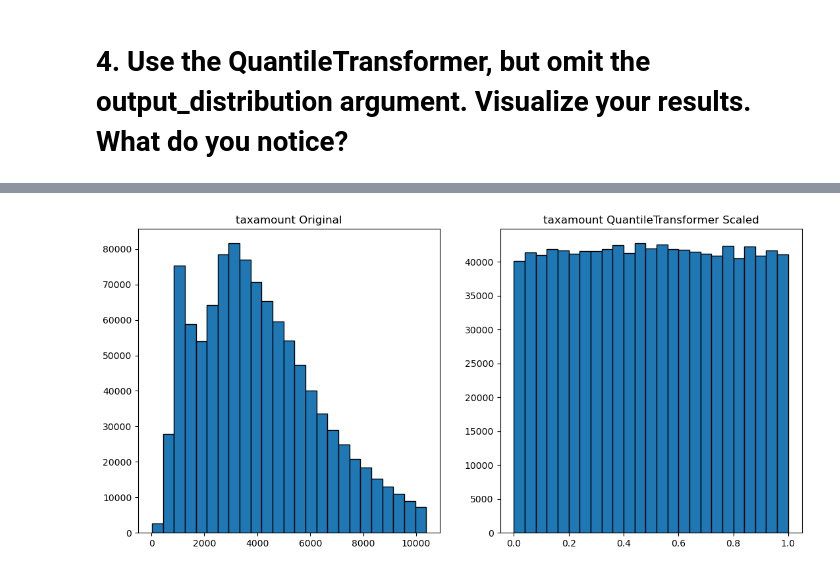
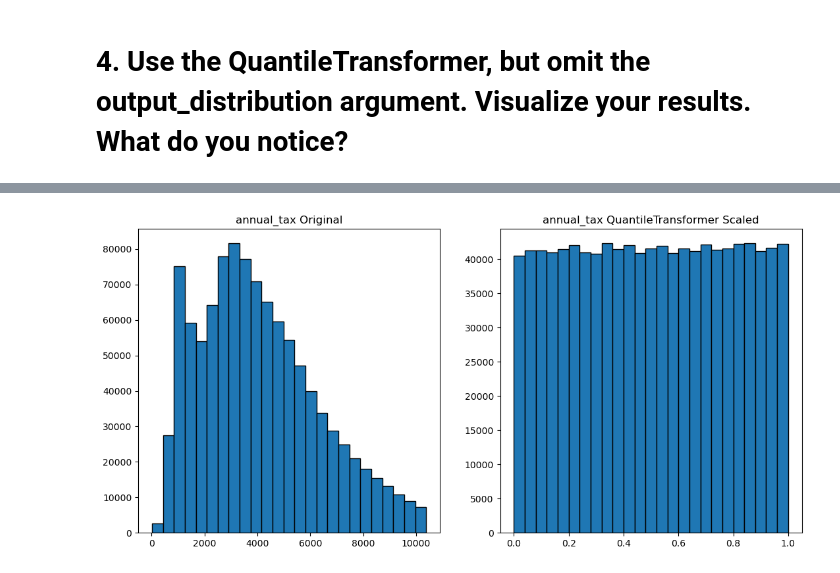
Before and after one commit to Adam-Harris87/regression-exercises, a Jupyter notebook: scaling.ipynb, the cells around one changed output, grey strips where cells are left out. Drawn from its saved outputs; the diff is of its cells as text; code cells hidden in the pictures.

```diff
--- a/scaling.ipynb
+++ b/scaling.ipynb
@@ -345,20 +345,20 @@ plt.show()
 # %%
 scaler = sklearn.preprocessing.QuantileTransformer()
 # Note that we only call .fit with the training data,
 # but we use .transform to apply the scaling to all the data splits.
-scaler.fit(train['taxamount'].values.reshape(-1,1))
+scaler.fit(train['annual_tax'].values.reshape(-1,1))
 
-taxamount_train_scaled = scaler.transform(train['taxamount'].values.reshape(-1,1))
-taxamount_validate_scaled = scaler.transform(val['taxamount'].values.reshape(-1,1))
-taxamount_test_scaled = scaler.transform(test['taxamount'].values.reshape(-1,1))
+annual_tax_train_scaled = scaler.transform(train['annual_tax'].values.reshape(-1,1))
+annual_tax_validate_scaled = scaler.transform(val['annual_tax'].values.reshape(-1,1))
+annual_tax_test_scaled = scaler.transform(test['annual_tax'].values.reshape(-1,1))
 
 plt.figure(figsize=(13, 6))
 plt.subplot(121)
-plt.hist(train['taxamount'], bins=25, ec='black')
-plt.title('taxamount Original')
+plt.hist(train['annual_tax'], bins=25, ec='black')
+plt.title('annual_tax Original')
 plt.subplot(122)
-plt.hist(taxamount_train_scaled, bins=25, ec='black')
-plt.title('taxamount QuantileTransformer Scaled')
+plt.hist(annual_tax_train_scaled, bins=25, ec='black')
+plt.title('annual_tax QuantileTransformer Scaled')
 plt.show()
 # %% [output]
-[figure, old version]
+[figure, new version]
```
Also changed, not shown: parts of 15 cells of this notebook, 4 other files.
